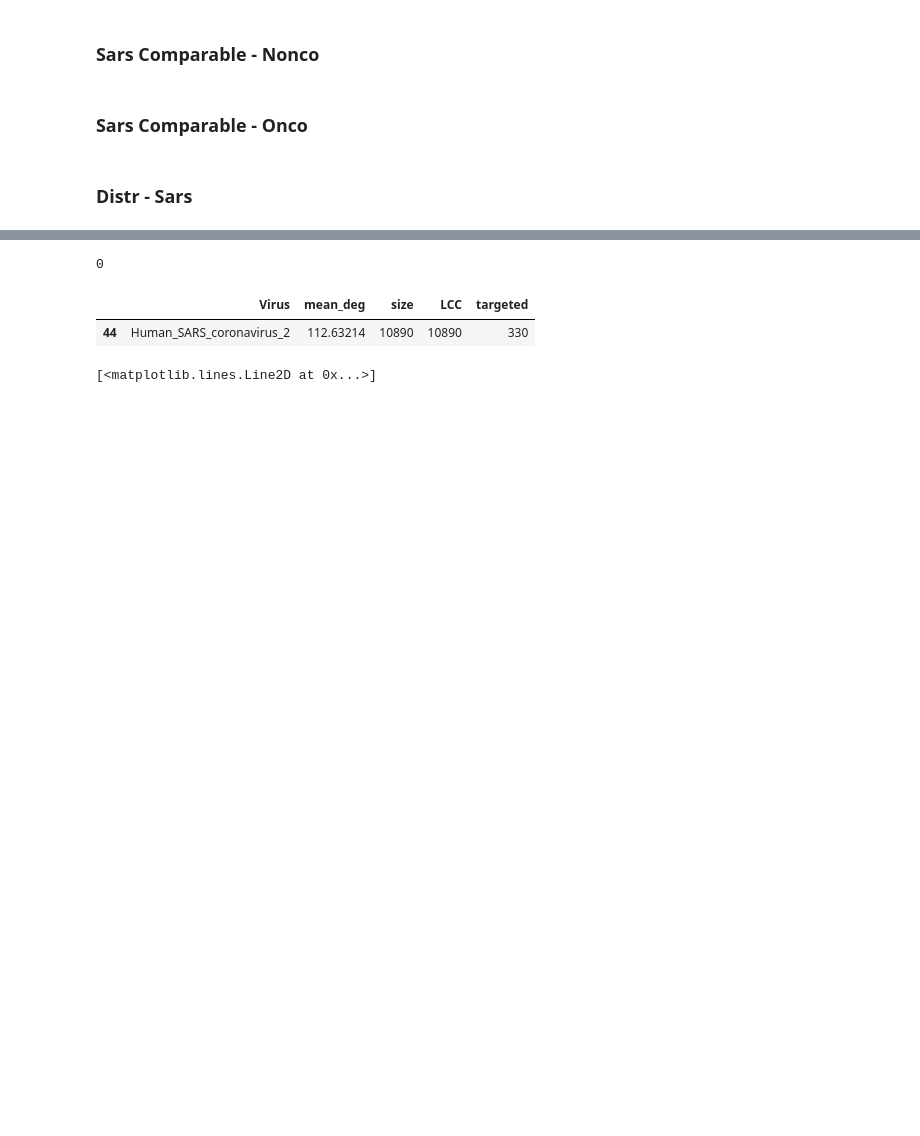
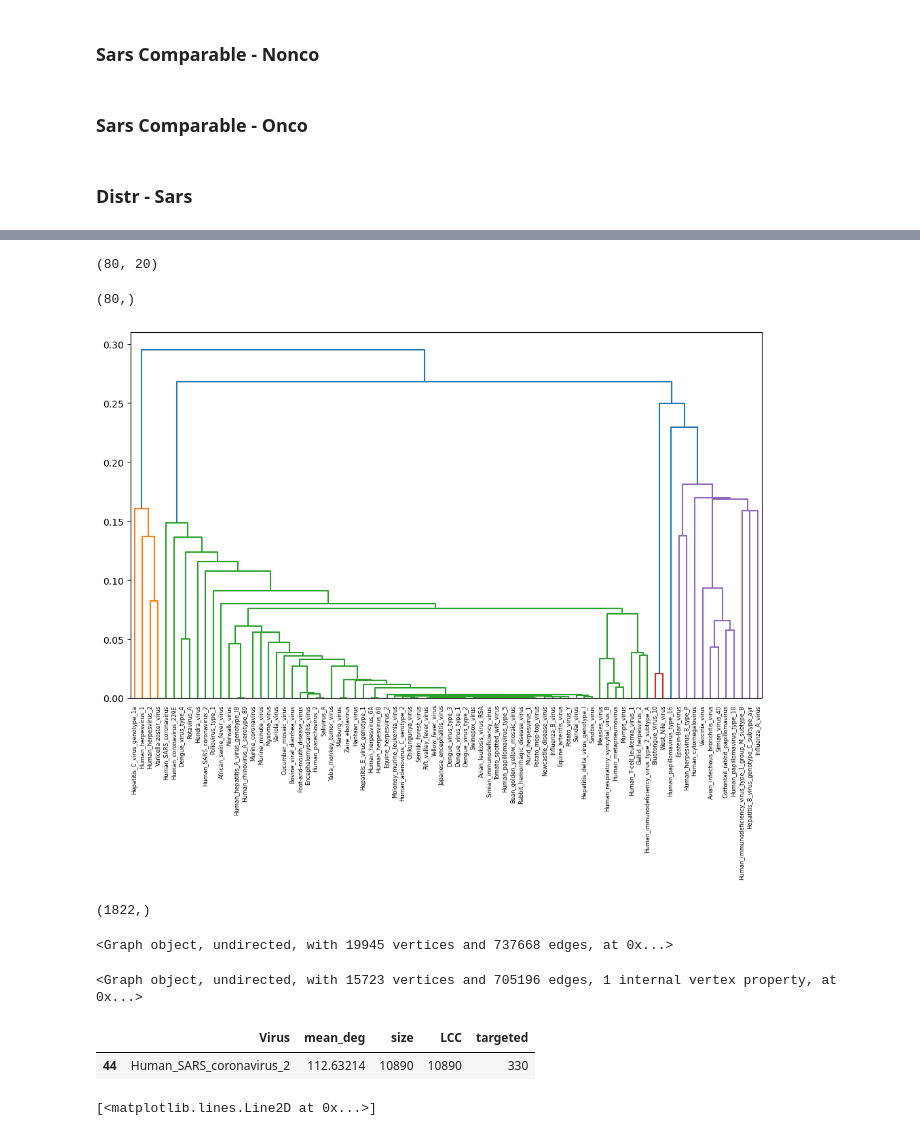
Before and after one commit to francescozambelli/OncoVirus_SarsCov2, a Jupyter notebook: Syntetic_Viruses.ipynb, the cells around one changed output, grey strips where cells are left out. Cells and saved outputs as stored; diff of their text form; code cells hidden in the pictures; blank space fills up the shorter version.

```diff
--- a/Syntetic_Viruses.ipynb
+++ b/Syntetic_Viruses.ipynb
@@ -831,0 +894,9 @@ number_picked_type1_prot=int(np.round(np.random.exponential(10,1))[0])+1
+# %%
+prov_df = {"Virus": virus_metadata.loc[neigh2_indexes, "virus_short"],
+                       "SimTot":sim_M.sum(axis=1),
+                       "isOnco": neigh2_isOncogenic}
+
+for i in range(20):
+    prov_df["Sim"+str(i)] = sim_M[:,i]
+
+sim_df = pd.DataFrame(prov_df)
@@ -832,4 +930,22 @@ number_picked_type1_prot=int(np.round(np.random.exponential(10,1))[0])+1
+# %%
+sim_M.shape
+# %% [output]
+(80, 20)
+# %%
+sim_df["Virus"].to_numpy().shape
+# %% [output]
+(80,)
+# %%
+plt.figure(figsize=(12,7))
+Z=sp.cluster.hierarchy.linkage(sim_M)
+dend = sp.cluster.hierarchy.dendrogram(Z, labels=sim_df["Virus"].to_numpy())
+plt.tick_params(axis="x", color="r")
+plt.show()
+# %% [output]
+[figure, added]
 # %%
-len(lcc_vir)
+cancer_prots = kkko[np.isin(kkko, biostr_df["nodeSymbol"])]
-# %% [output]
-0
+# %%
+cancer_prots.shape
+# %% [output]
+(1822,)
@@ -836,3 +954,11 @@ len(lcc_vir)
+# %%
+human_g
+# %% [output]
+<Graph object, undirected, with 19945 vertices and 737668 edges, at 0x...>
+# %%
+g_canc
+# %% [output]
+<Graph object, undirected, with 15723 vertices and 705196 edges, 1 internal vertex property, at 0x...>
 # %%
 vir_df = pd.DataFrame({"Virus": virus_metadata.loc[neigh2_indexes]["virus_short"].to_numpy(),
                        "mean_deg": mdeg_vir,
```
Also changed, not shown: parts of 23 cells of this notebook.
